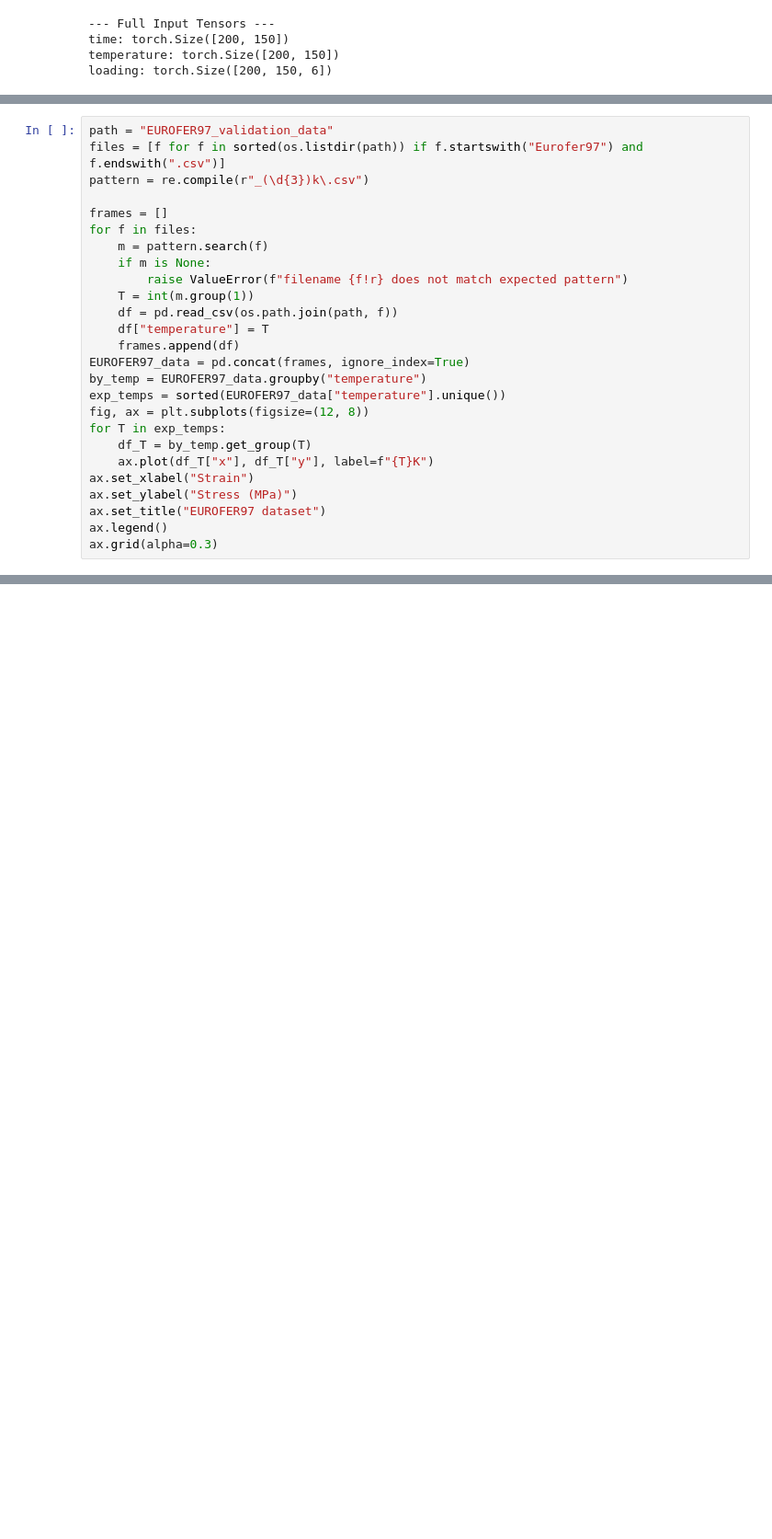
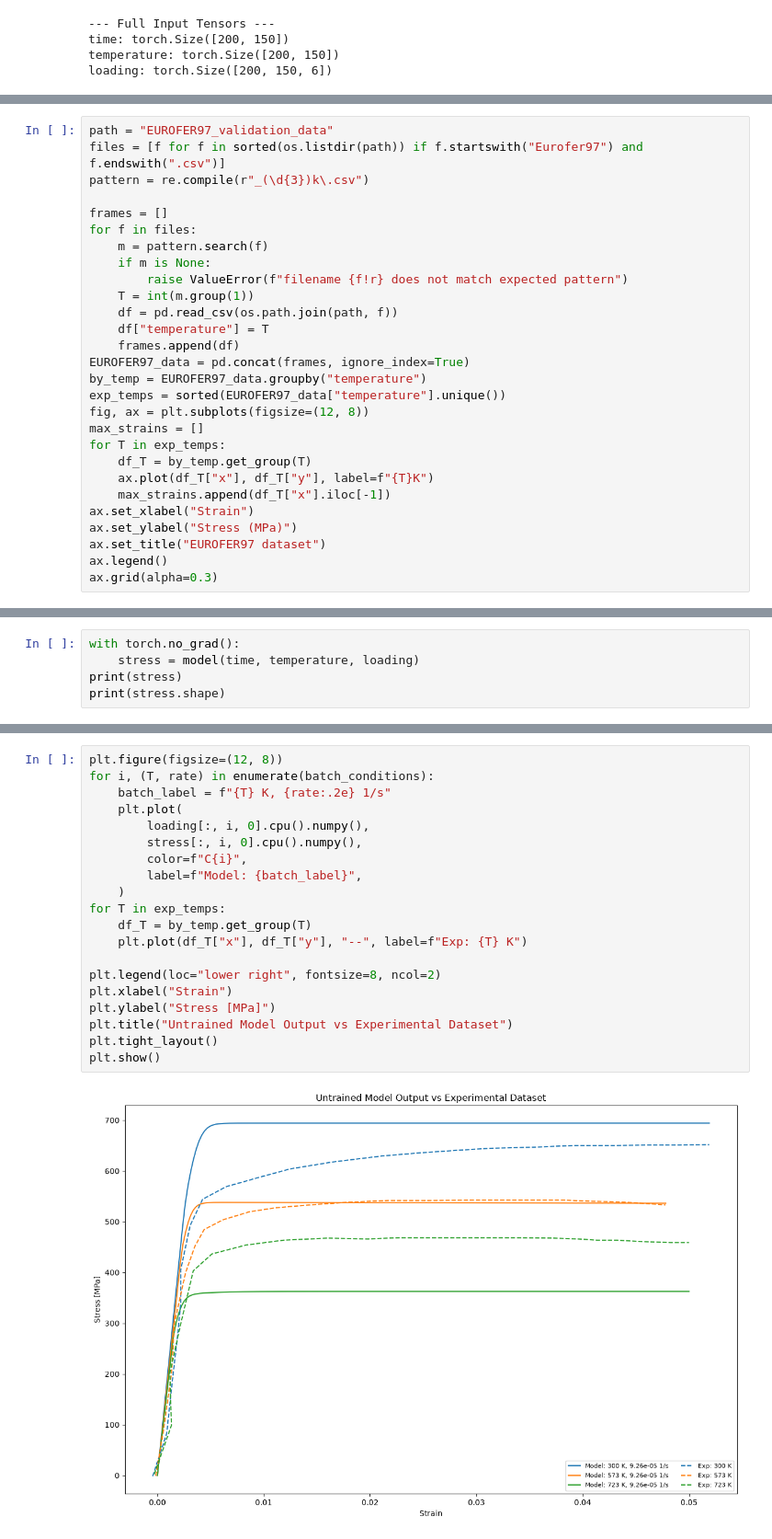
Before and after one commit to ColinMG2/neml2, a Jupyter notebook: cmg_projects/eurofer97_deterministic.ipynb, the cells around one changed output, grey strips where cells are left out. Shown at 92% size. Saved outputs shown, nothing was run; the diff lists cells and outputs as text; blank space fills up the shorter version.

```diff
--- a/cmg_projects/eurofer97_deterministic.ipynb
+++ b/cmg_projects/eurofer97_deterministic.ipynb
@@ -706,9 +706,11 @@ EUROFER97_data = pd.concat(frames, ignore_index=True)
 by_temp = EUROFER97_data.groupby("temperature")
 exp_temps = sorted(EUROFER97_data["temperature"].unique())
 fig, ax = plt.subplots(figsize=(12, 8))
+max_strains = []
 for T in exp_temps:
     df_T = by_temp.get_group(T)
     ax.plot(df_T["x"], df_T["y"], label=f"{T}K")
+    max_strains.append(df_T["x"].iloc[-1])
 ax.set_xlabel("Strain")
 ax.set_ylabel("Stress (MPa)")
 ax.set_title("EUROFER97 dataset")
@@ -718,0 +748,5 @@ ax.grid(alpha=0.3)
+# %%
+with torch.no_grad():
+    stress = model(time, temperature, loading)
+print(stress)
+print(stress.shape)
@@ -718,0 +771,22 @@ ax.grid(alpha=0.3)
+# %%
+plt.figure(figsize=(12, 8))
+for i, (T, rate) in enumerate(batch_conditions):
+    batch_label = f"{T} K, {rate:.2e} 1/s"
+    plt.plot(
+        loading[:, i, 0].cpu().numpy(),
+        stress[:, i, 0].cpu().numpy(),
+        color=f"C{i}",
+        label=f"Model: {batch_label}",
+    )
+for T in exp_temps:
+    df_T = by_temp.get_group(T)
+    plt.plot(df_T["x"], df_T["y"], "--", label=f"Exp: {T} K")
+
+plt.legend(loc="lower right", fontsize=8, ncol=2)
+plt.xlabel("Strain")
+plt.ylabel("Stress [MPa]")
+plt.title("Untrained Model Output vs Experimental Dataset")
+plt.tight_layout()
+plt.show()
+# %% [output]
+[figure, added]
```
Also changed, not shown: parts of 12 cells of this notebook, 3 other files.
